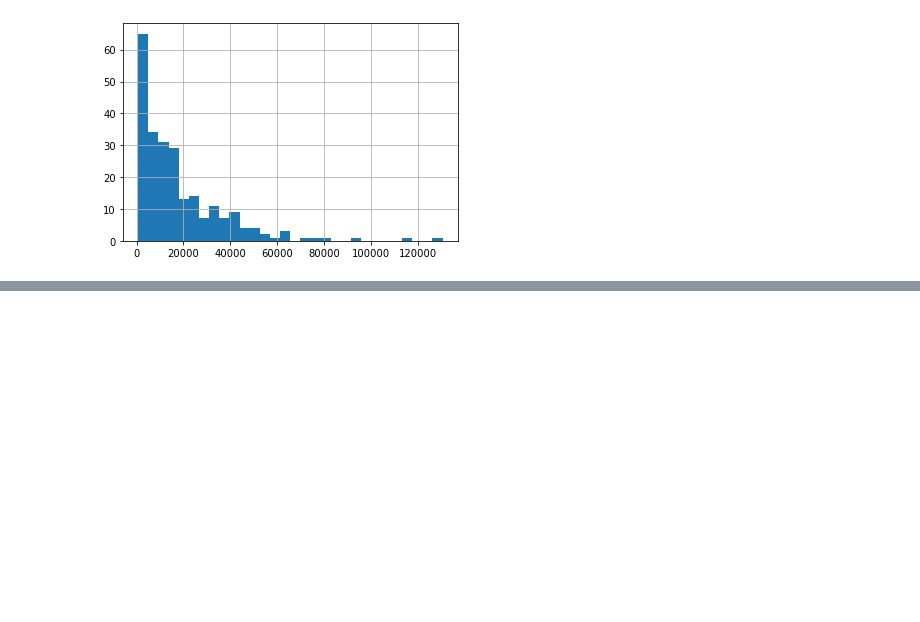
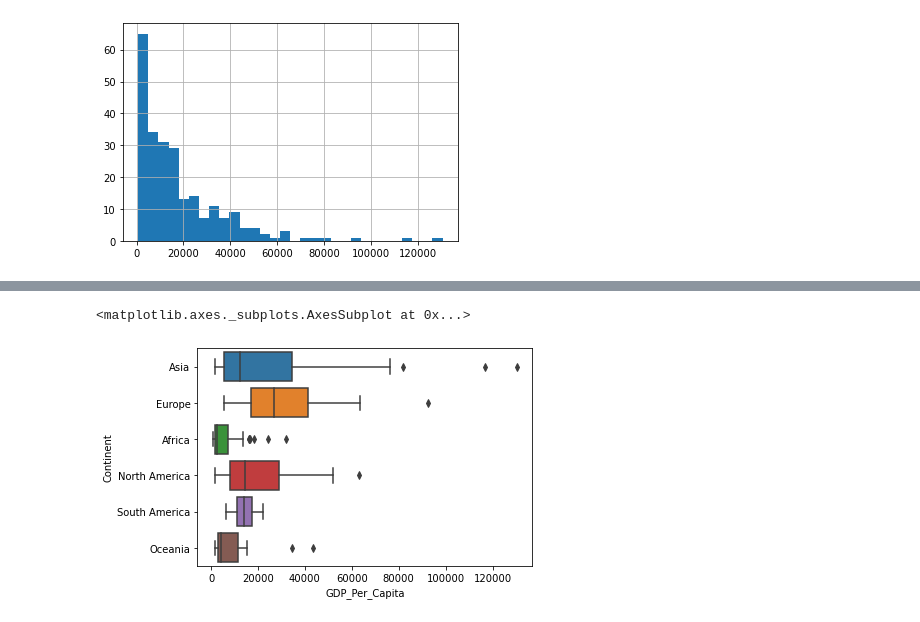
Before and after one commit to nss-data-science-cohort-4/dq1-undata-dailyp, a Jupyter notebook: notebooks/UN_data_exploration.ipynb, the cells around one changed output, grey strips where cells are left out. Drawn from its saved outputs; the diff is of its cells as text; code cells hidden in the pictures; blank space fills up the shorter version.

```diff
--- a/notebooks/UN_data_exploration.ipynb
+++ b/notebooks/UN_data_exploration.ipynb
@@ -396,0 +285,6 @@ TypeError: unhashable type: 'numpy.ndarray'
+# %%
+# 21, Create a seaborn boxplot showing GDP per capita in 2014 split out by continent. What do you notice?
+sns.boxplot(data = gdp_df[gdp_df['Year']==2014], x = 'GDP_Per_Capita', y = 'Continent' )
+# %% [output]
+<matplotlib.axes._subplots.AxesSubplot at 0x...>
+[figure, added]
```
Also changed, not shown: parts of 35 cells of this notebook.
